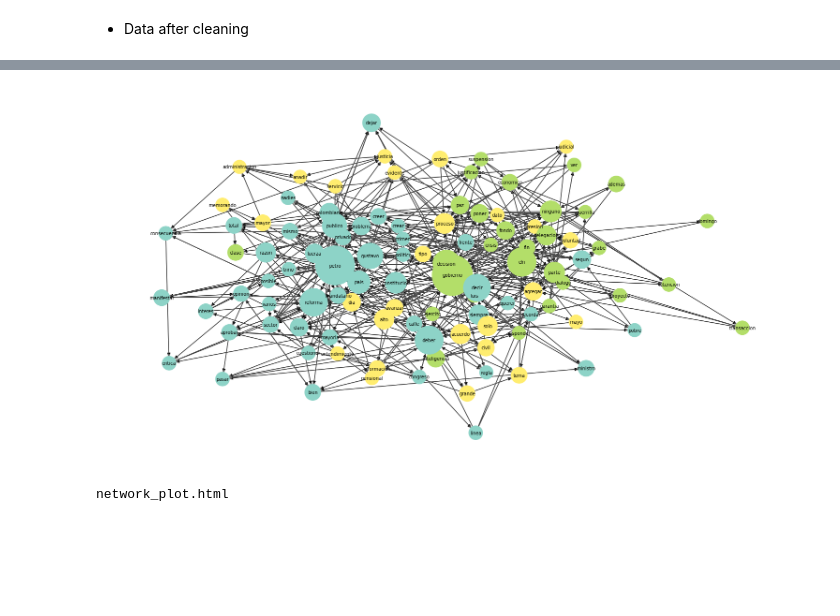
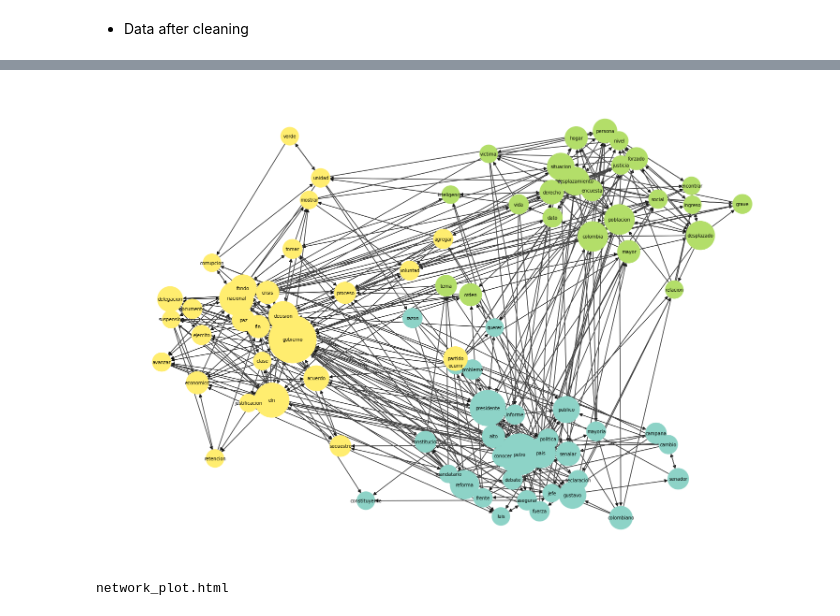
Before and after one commit to alejomaar/Network-Science-for-Data-Analytics, a Jupyter notebook: term_project/term_project.ipynb, the cells around one changed output, grey strips where cells are left out. Saved outputs shown, nothing was run; the diff lists cells and outputs as text; code cells hidden in the pictures; blank space fills up the shorter version.

Commit message:
feat: tuning network

```diff
--- a/term_project/term_project.ipynb
+++ b/term_project/term_project.ipynb
@@ -193,7 +249,7 @@ def text_to_network(words: list[str]):
     return network_dictionary
 # %%
 network_dict_dataset = []
-network_dict_dataset.extend([text_to_network(doc.split()) for doc in documents])
+network_dict_dataset.extend([text_to_network(doc.split()) for doc in documents if len(doc.split())>=5])
 network_dict_dataset = [relation for sentence in network_dict_dataset for relation in sentence]
 # %%
 network_df = pd.DataFrame(network_dict_dataset)
@@ -240,10 +323,0 @@ score_network_df.score.plot.hist(bins=14)
-# %%
-import networkx as nx
-import pandas as pd
-
-# Assuming score_network_df is your DataFrame
-G = nx.DiGraph()
-
-# Add edges from the DataFrame with weights
-for _, row in score_network_df.iterrows():
-    G.add_edge(row['_from'], row['to'], weight=row['score'])
@@ -250,8 +338,16 @@ for _, row in score_network_df.iterrows():
+# %%
+import numpy as np
+
+def normalize(v):
+    norm=np.linalg.norm(v)
+    if norm==0:
+        norm=np.finfo(v.dtype).eps
+    return v/norm
 # %%
 import networkx as nx
 import matplotlib.pyplot as plt
 from networkx.algorithms import community
-
+import numpy as np
 G = nx.DiGraph()
 
 # Add edges from the DataFrame with weights
@@ -259,44 +355,72 @@ for _, row in score_network_df[score_network_df.score >= 0].iterrows():
     G.add_edge(row['_from'], row['to'], weight=row['score'])
 
 # Run the Louvain community detection algorithm
-partition = community.greedy_modularity_communities(G)
+partition = community.greedy_modularity_communities(G, best_n=3)
 
 # Create a dictionary where keys are community IDs and values are lists of nodes in that community
 communities = {}
 for idx, comm in enumerate(partition):
     for node in comm:
         communities[node] = idx
 
 # Calculate the sum of scores for each node
 node_scores = score_network_df.groupby(['_from'])['score'].sum().reset_index()
 
 # Create a dictionary where keys are nodes and values are their corresponding scores
 node_scores_dict = dict(zip(node_scores['_from'], node_scores['score']))
 
 # Filter nodes based on the condition provided
-subgraph_filter1 = [node for node, community_id in communities.items() if community_id in [0,1,2] ]
-subgraph_filter2 = [node for node, peso in node_scores_dict.items() if peso >=16]
-subgraph_nodes = list(set.intersection(set(subgraph_filter1),set(subgraph_filter2)))
-subgraph = G.subgraph(subgraph_nodes)
+#subgraph_filter1 = [node for node, community_id in communities.items() if community_id in [0,1,2] ]
+subgraph_filter2 = [node for node, peso in node_scores_dict.items() if peso >=30]
+#subgraph_nodes = list(set.intersection(set(subgraph_filter1),set(subgraph_filter2)))
+subgraph = G.subgraph(subgraph_filter2)
 
 # Calculate the sum of scores for nodes in the subgraph
 subgraph_node_scores = {node: node_scores_dict.get(node, 0) for node in subgraph.nodes()}
 
 # Define node sizes based on the sum of scores for nodes in the subgraph
 node_sizes = [subgraph_node_scores[node] * 25 for node in subgraph.nodes()]
 
 # Create a list of node colors based on their communities
 node_colors = [communities[node] for node in subgraph.nodes()]
 
 # Plot the subgraph with nodes sized proportionally to the sum of scores for each node
-plt.figure(figsize=(15, 8))
+plt.figure(figsize=(15, 10))
 pos = nx.kamada_kawai_layout(subgraph)
+
+community_pos = {}
+community_counts = {}
+for node, community in zip(subgraph.nodes(),node_colors):
+    if community in community_pos:
+        community_pos[community] += np.array(pos[node])
+        community_counts[community] += 1
+    else:
+        community_pos[community] = np.array(pos[node])
+        community_counts[community] = 1
+
+# Average the positions to find the center
+for community in community_pos:
+    community_pos[community] /= community_counts[community]
+
+center = community_pos[0]+community_pos[1]+community_pos[2]
+
+rc = 2
+community_pos[0] += rc*normalize(community_pos[0]- center)
+community_pos[1] += rc*normalize(community_pos[1]- center)
+community_pos[2] += rc*normalize(community_pos[2]- center)
+
+# Refine node positions to gravitate towards their community center
+for node in pos:
+    community = communities[node]
+    pos[node] = 0.8 * np.array(pos[node]) + 0.2 * community_pos[community]
+#pos = nx.spring_layout(subgraph, pos=pos,iterations=5)
+
 nx.draw(subgraph, pos, with_labels=True, node_size=node_sizes, cmap=plt.cm.Set3, node_color=node_colors, font_size=7)
 nx.draw_networkx_edges(subgraph, pos, edge_color='gray', alpha=0.4)
 
 plt.show()
 # %% [output]
-[figure, old version]
+[figure, new version]
 # %%
 from pyvis.network import Network
 
```
Also changed, not shown: parts of 12 cells of this notebook, 1 other file.
